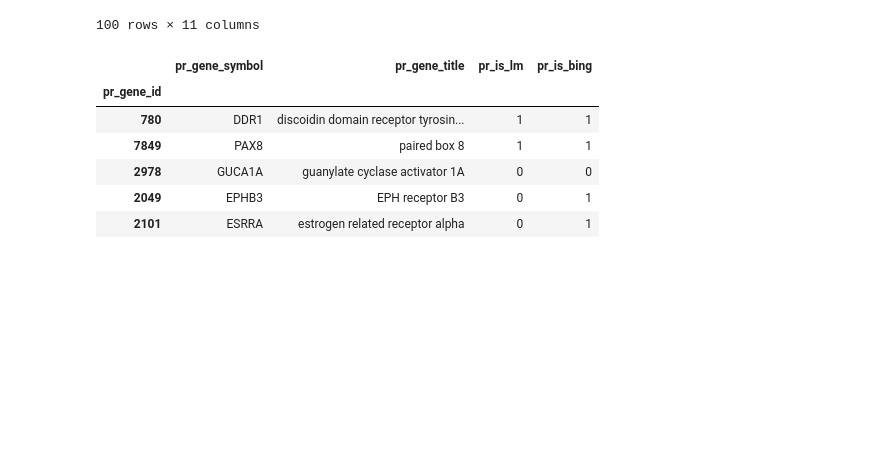
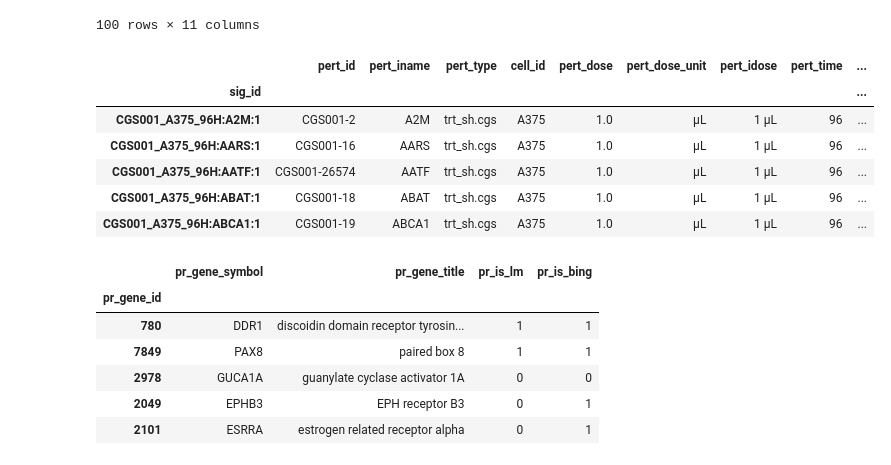
Before and after one commit to SabaKhatatneh/SabaKhatatneh_MSc_Thesis, a Jupyter notebook: Drugs/Data_preperation_drugs.ipynb, the cells around one changed output. Saved outputs shown, nothing was run; the diff lists cells and outputs as text; code cells hidden in the pictures; blank space fills up the shorter version.

```diff
--- a/Drugs/Data_preperation_drugs.ipynb
+++ b/Drugs/Data_preperation_drugs.ipynb
@@ -43,6 +45,21 @@ sig_info_gse92742.head(100)
 | AML001_CD34_24H:BRD-K41790758:0.3... | BRD-K41790758 | BRD-K41790758 | trt_cp | CD34 | 0.37037 | µM | 500 nM | 24 | ... |
 | AML001_CD34_24H:BRD-K41790758:1.1... | BRD-K41790758 | BRD-K41790758 | trt_cp | CD34 | 1.11111 | µM | 1 µM | 24 | ... |
 100 rows × 11 columns
+# %%
+#we select measurements where shRNA was used to knock-down a given gene
+#we will focuse singatures where pert_type column is a trt_sh.cgs, thw consensus signature of gene KD
+fil=sig_info_gse92742['pert_type']=='trt_sh.cgs'
+sig_info_shRNA=sig_info_gse92742[fil].copy()
+sig_info_shRNA.head()
+#here pert_iname is the knock-downed gene, cell_id is the cell line
+# %% [output]
+|  | pert_id | pert_iname | pert_type | cell_id | pert_dose | pert_dose_unit | pert_idose | pert_time | ... |
+| sig_id |  |  |  |  |  |  |  |  | ... |
+| CGS001_A375_96H:A2M:1 | CGS001-2 | A2M | trt_sh.cgs | A375 | 1.0 | µL | 1 µL | 96 | ... |
+| CGS001_A375_96H:AARS:1 | CGS001-16 | AARS | trt_sh.cgs | A375 | 1.0 | µL | 1 µL | 96 | ... |
+| CGS001_A375_96H:AATF:1 | CGS001-26574 | AATF | trt_sh.cgs | A375 | 1.0 | µL | 1 µL | 96 | ... |
+| CGS001_A375_96H:ABAT:1 | CGS001-18 | ABAT | trt_sh.cgs | A375 | 1.0 | µL | 1 µL | 96 | ... |
+| CGS001_A375_96H:ABCA1:1 | CGS001-19 | ABCA1 | trt_sh.cgs | A375 | 1.0 | µL | 1 µL | 96 | ... |
 # %%
 #we will use only the measured, landmark genes (for simplicity, and we also thrust measured genes more then infered)
 gene_ids=pd.read_csv('C:/Users/Saba/Desktop/Tutored research project/DrugRepurposing/data/Drugs/GSE92742/GSE92742_Broad_LINCS_gene_info.txt',
```
Also changed, not shown: parts of 15 cells of this notebook, 2 other files.
